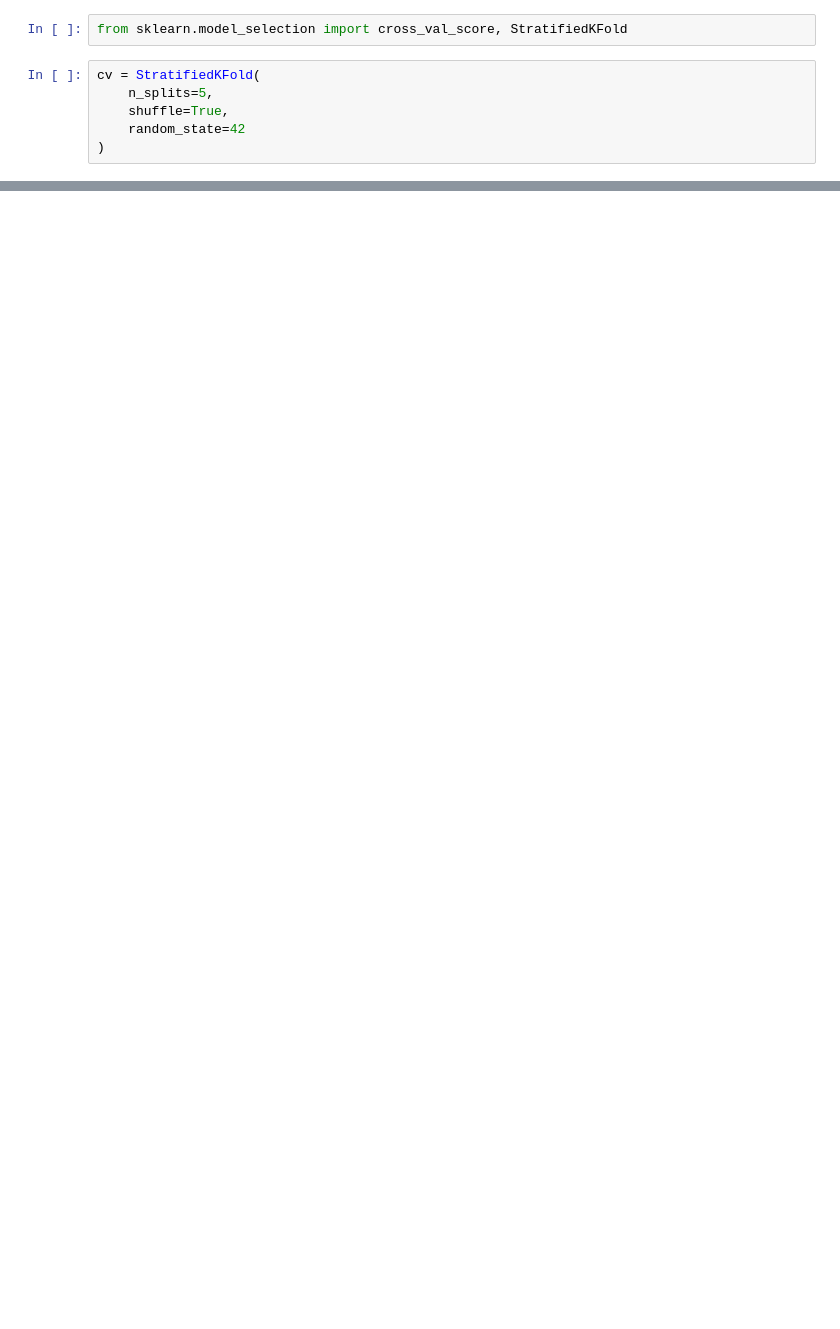
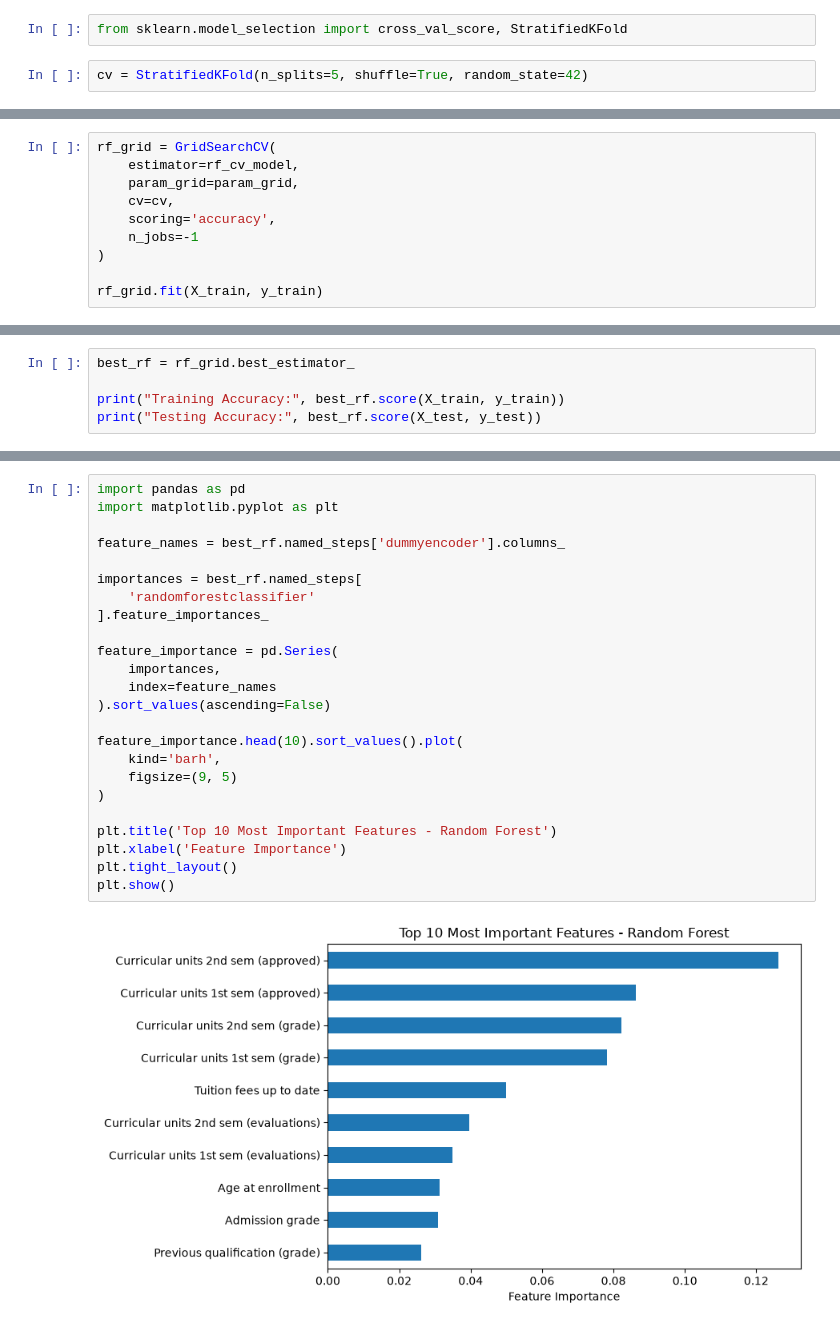
Before and after one commit to LucianaHamaji-2026408/CCT_ML_2026408, a Jupyter notebook: LucianaHamaji_CA1_ML.ipynb, the cells around one changed output, grey strips where cells are left out. Cells and saved outputs as stored; diff of their text form; blank space fills up the shorter version.

```diff
--- a/LucianaHamaji_CA1_ML.ipynb
+++ b/LucianaHamaji_CA1_ML.ipynb
@@ -270,8 +322,4 @@ rf_results_df
 # %%
 from sklearn.model_selection import cross_val_score, StratifiedKFold
 # %%
-cv = StratifiedKFold(
-    n_splits=5,
-    shuffle=True,
-    random_state=42
-)
+cv = StratifiedKFold(n_splits=5, shuffle=True, random_state=42)
@@ -277,0 +494,10 @@ cv = StratifiedKFold(
+# %%
+rf_grid = GridSearchCV(
+    estimator=rf_cv_model,
+    param_grid=param_grid,
+    cv=cv,
+    scoring='accuracy',
+    n_jobs=-1
+)
+
+rf_grid.fit(X_train, y_train)
@@ -277,0 +521,5 @@ cv = StratifiedKFold(
+# %%
+best_rf = rf_grid.best_estimator_
+
+print("Training Accuracy:", best_rf.score(X_train, y_train))
+print("Testing Accuracy:", best_rf.score(X_test, y_test))
@@ -277,0 +623,26 @@ cv = StratifiedKFold(
+# %%
+import pandas as pd
+import matplotlib.pyplot as plt
+
+feature_names = best_rf.named_steps['dummyencoder'].columns_
+
+importances = best_rf.named_steps[
+    'randomforestclassifier'
+].feature_importances_
+
+feature_importance = pd.Series(
+    importances,
+    index=feature_names
+).sort_values(ascending=False)
+
+feature_importance.head(10).sort_values().plot(
+    kind='barh',
+    figsize=(9, 5)
+)
+
+plt.title('Top 10 Most Important Features - Random Forest')
+plt.xlabel('Feature Importance')
+plt.tight_layout()
+plt.show()
+# %% [output]
+[figure, added]
```
Also changed, not shown: parts of 51 cells of this notebook.
